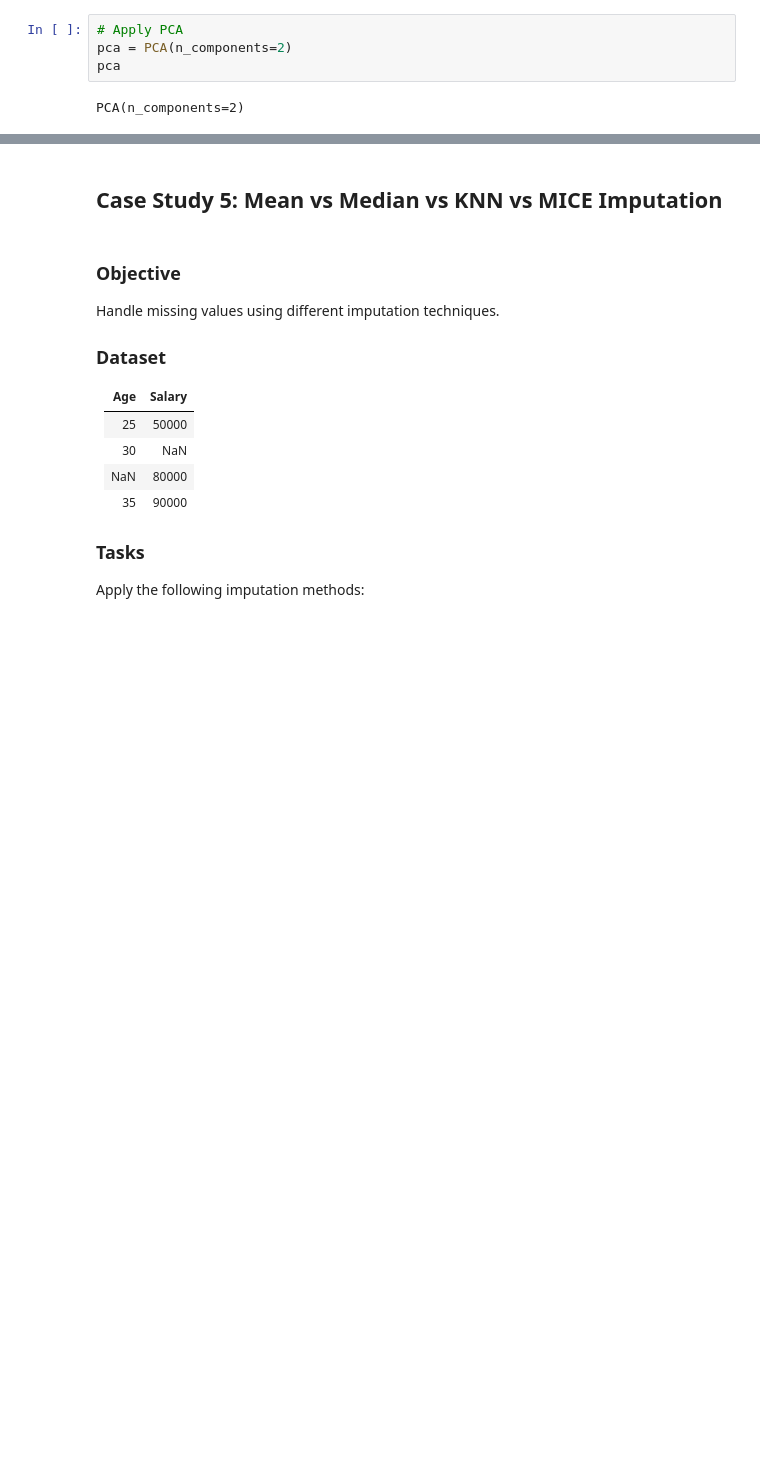
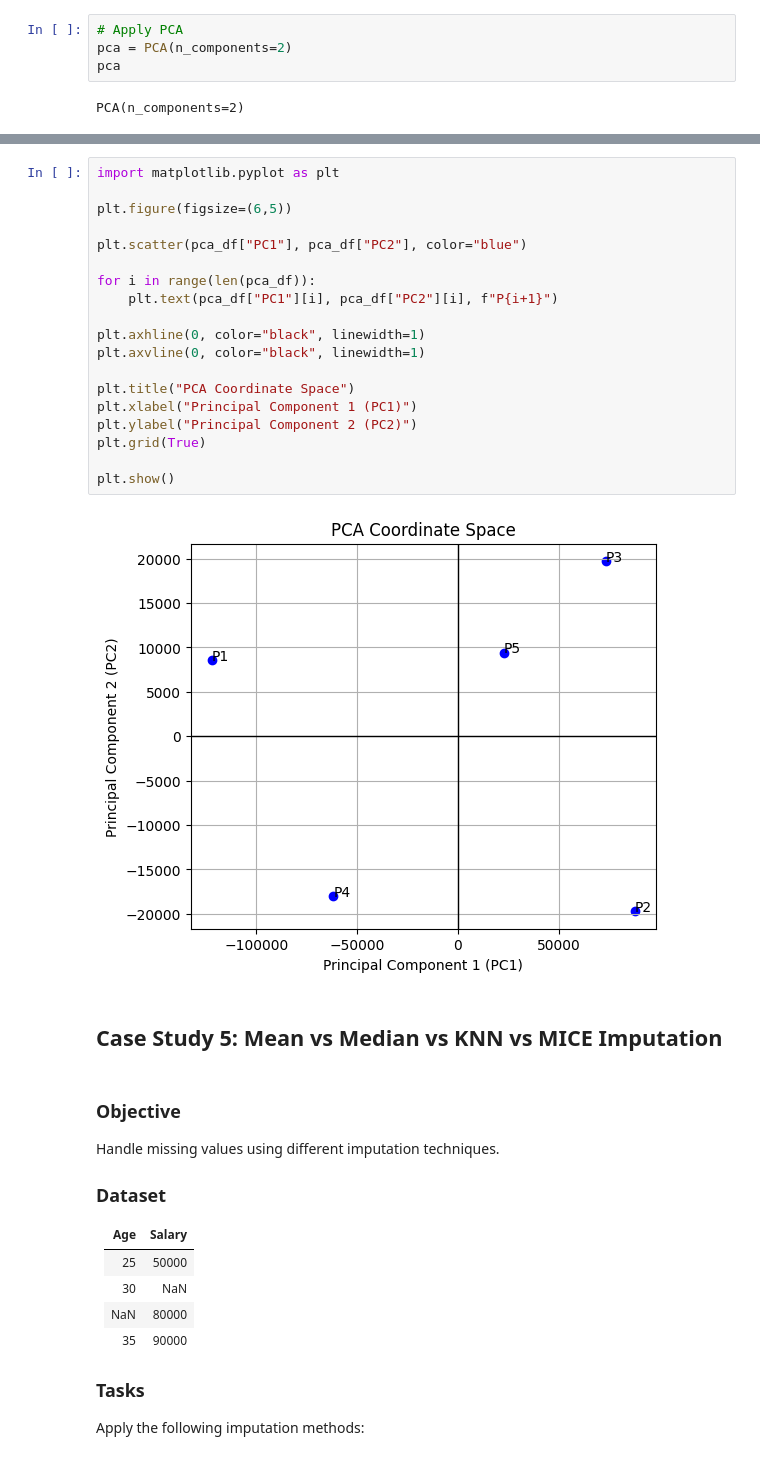
Before and after one commit to MonishDY/AI-Track, a Jupyter notebook: Module 2 - Feature Engineering/Assignment 1/Machine_Learning_Case_Studies_01.ipynb, the cells around one changed output, grey strips where cells are left out. Saved outputs shown, nothing was run; the diff lists cells and outputs as text; blank space fills up the shorter version.

```diff
--- a/Module 2 - Feature Engineering/Assignment 1/Machine_Learning_Case_Studies_01.ipynb
+++ b/Module 2 - Feature Engineering/Assignment 1/Machine_Learning_Case_Studies_01.ipynb
@@ -648,3 +804,24 @@ pca_df
+# %%
+import matplotlib.pyplot as plt
+
+plt.figure(figsize=(6,5))
+
+plt.scatter(pca_df["PC1"], pca_df["PC2"], color="blue")
+
+for i in range(len(pca_df)):
+    plt.text(pca_df["PC1"][i], pca_df["PC2"][i], f"P{i+1}")
+
+plt.axhline(0, color="black", linewidth=1)
+plt.axvline(0, color="black", linewidth=1)
+
+plt.title("PCA Coordinate Space")
+plt.xlabel("Principal Component 1 (PC1)")
+plt.ylabel("Principal Component 2 (PC2)")
+plt.grid(True)
+
+plt.show()
+# %% [output]
+[figure, added]
 # %% [markdown]
 ## **Case Study 5: Mean vs Median vs KNN vs MICE Imputation**
 # %% [markdown]
```
Also changed, not shown: parts of 19 cells of this notebook.
